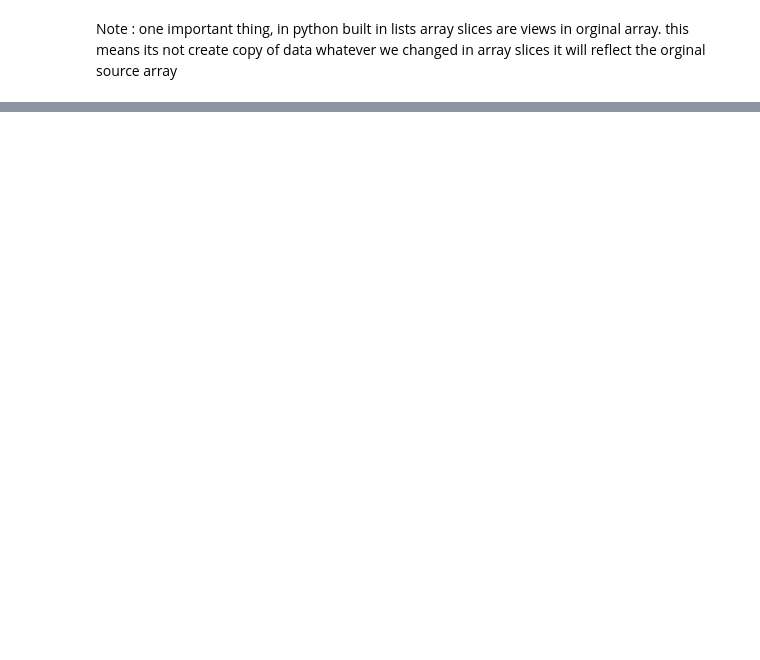
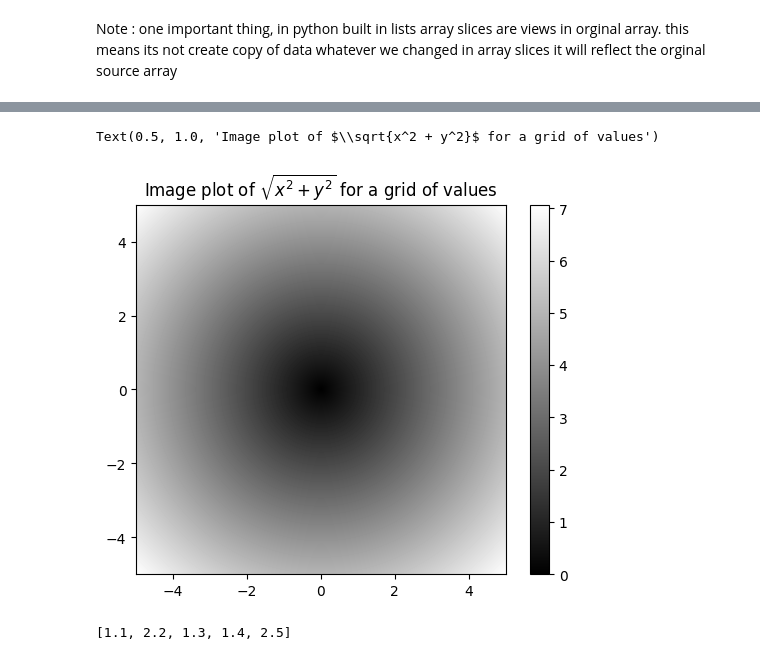
Before and after one commit to jagann8/Machine_Learning, a Jupyter notebook: All_ML/Python/NumPy Basics_Arrays and Vectorized Computation.ipynb, the cells around one changed output, grey strips where cells are left out. Cells and saved outputs as stored; diff of their text form; code cells hidden in the pictures; blank space fills up the shorter version.

```diff
--- a/All_ML/Python/NumPy Basics_Arrays and Vectorized Computation.ipynb
+++ b/All_ML/Python/NumPy Basics_Arrays and Vectorized Computation.ipynb
@@ -454,0 +453,7 @@ array([[7, 7],
+# %%
+# replacing explicit loops with array expressions people called has vectorization.
+# vectorization faster than the pure python equivalents
+
+points = np.arange(-5,5,0.01)
+xs, ys = np.meshgrid(points,points)
+xs
@@ -454,0 +478,3 @@ array([[7, 7],
+# %%
+zs = np.sqrt(xs ** 2 + ys ** 2)
+zs
@@ -454,0 +495,11 @@ array([[7, 7],
+# %%
+# importing matplotlib
+
+import matplotlib.pyplot as plt
+
+plt.imshow(zs,cmap=plt.cm.grey,extent=[-5,5,-5,5])
+plt.colorbar()
+plt.title('Image plot of $\sqrt{x^2 + y^2}$ for a grid of values')
+# %% [output]
+Text(0.5, 1.0, 'Image plot of $\\sqrt{x^2 + y^2}$ for a grid of values')
+[figure, added]
@@ -454,0 +510,12 @@ array([[7, 7],
+# %%
+# suppose we have one boolean array and two array values
+cond = [True,False,True,True,False]
+xarr = [1.1,1.2,1.3,1.4,1.5]
+yarr = [2.1,2.2,2.3,2.4,2.5]
+
+# Problem: when condition is true take value from xarr and if its false take value from yarr
+
+result = [b if a else c for a,b,c in zip(cond,xarr,yarr)]
+result
+# %% [output]
+[1.1, 2.2, 1.3, 1.4, 2.5]
```
Also changed, not shown: parts of 157 cells of this notebook.
